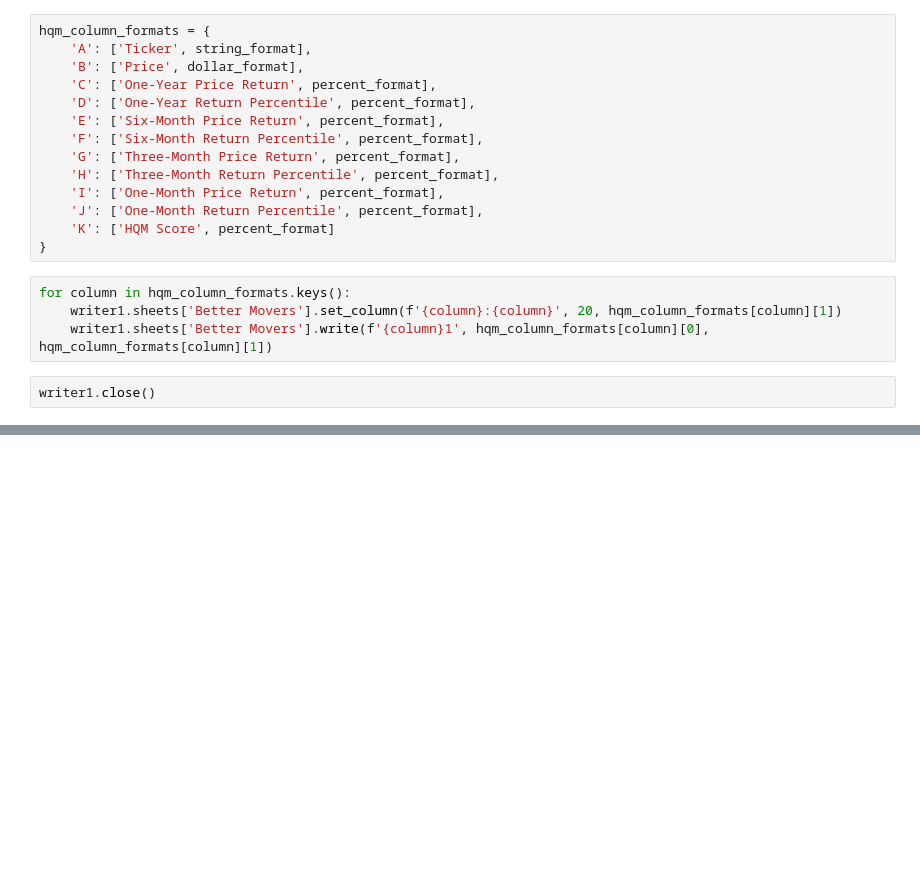
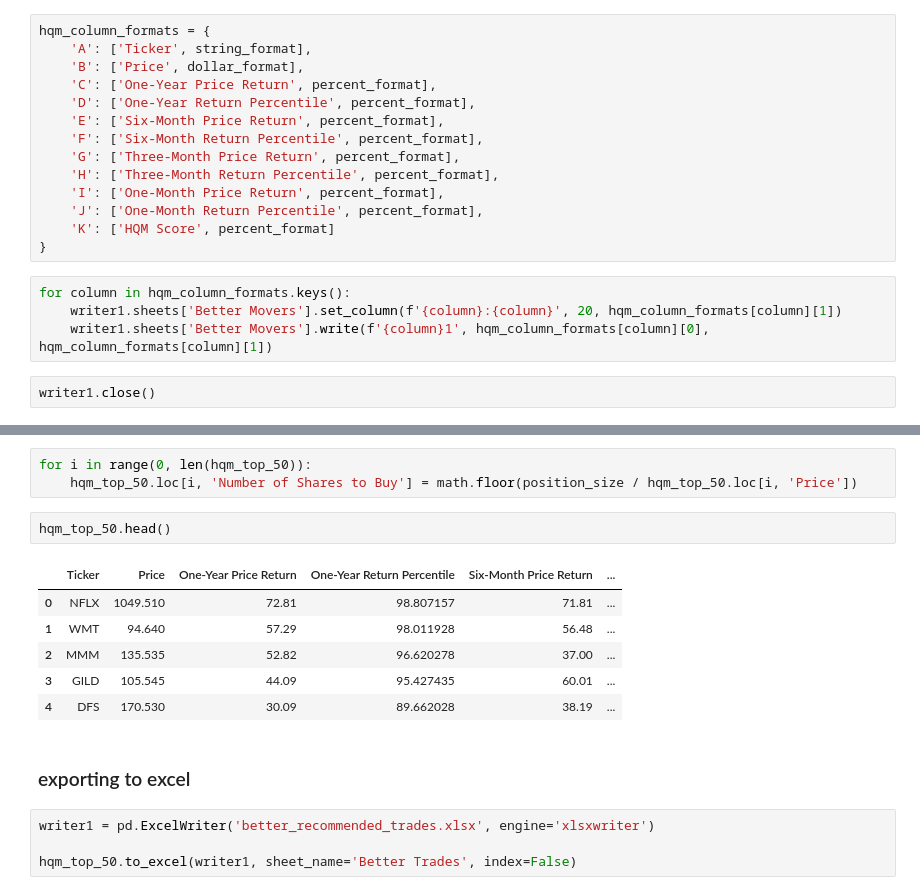
Before and after one commit to JoseMelvin-Calleja/Quantitative-Momentuem-Investing-Strategy, a Jupyter notebook: main.ipynb, the cells around one changed output, grey strips where cells are left out. Cells and saved outputs as stored; diff of their text form; blank space fills up the shorter version.

Commit message:
added better_recommended_trades

```diff
--- a/main.ipynb
+++ b/main.ipynb
@@ -483,0 +538,18 @@ writer1.close()
+# %%
+for i in range(0, len(hqm_top_50)):
+    hqm_top_50.loc[i, 'Number of Shares to Buy'] = math.floor(position_size / hqm_top_50.loc[i, 'Price'])
+# %%
+hqm_top_50.head()
+# %% [output]
+|  | Ticker | Price | One-Year Price Return | One-Year Return Percentile | Six-Month Price Return | ... |
+| 0 | NFLX | 1049.510 | 72.81 | 98.807157 | 71.81 | ... |
+| 1 | WMT | 94.640 | 57.29 | 98.011928 | 56.48 | ... |
+| 2 | MMM | 135.535 | 52.82 | 96.620278 | 37.00 | ... |
+| 3 | GILD | 105.545 | 44.09 | 95.427435 | 60.01 | ... |
+| 4 | DFS | 170.530 | 30.09 | 89.662028 | 38.19 | ... |
+# %% [markdown]
+### exporting to excel
+# %%
+writer1 = pd.ExcelWriter('better_recommended_trades.xlsx', engine='xlsxwriter')
+
+hqm_top_50.to_excel(writer1, sheet_name='Better Trades', index=False)
```
Also changed, not shown: parts of 11 cells of this notebook, 1 other file.
